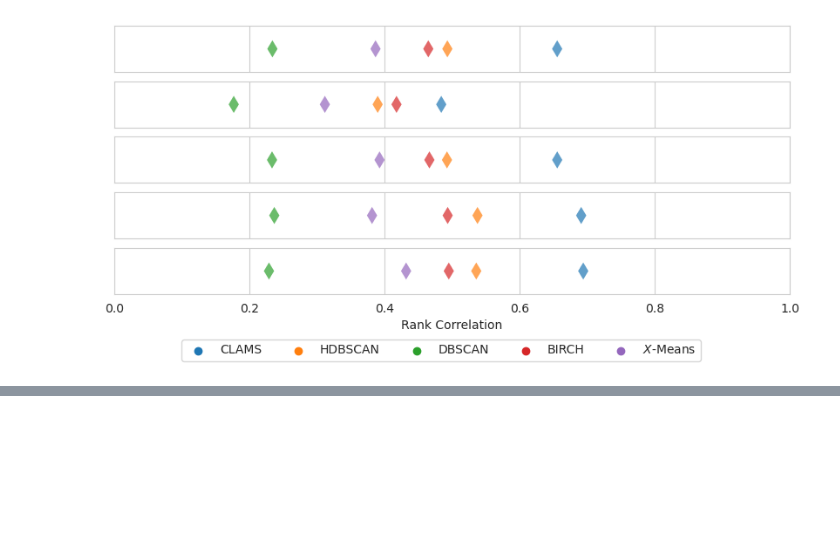
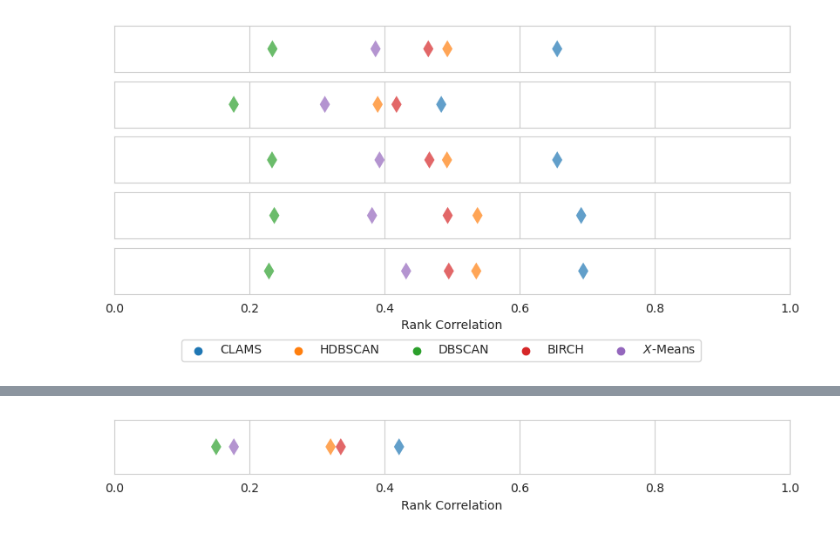
Before and after one commit to hj-n/cluster-ambiguity, a Jupyter notebook: src/scatterplots/analysis.ipynb, the cells around one changed output, grey strips where cells are left out. Cells and saved outputs as stored; diff of their text form; code cells hidden in the pictures; blank space fills up the shorter version.

```diff
--- a/src/scatterplots/analysis.ipynb
+++ b/src/scatterplots/analysis.ipynb
@@ -282,3 +222,24 @@ Text(0, 0.5, 'V-measure score based ambiguity')
+# %%
+
+
+rank_corr = [spearmanr(user_selected_ambiguity, prediction)[0] for prediction in prediction_list]
+rank_corr = [abs(corr) for corr in rank_corr]
+
+df = pd.DataFrame({
+    "Rank Correlation": rank_corr,
+    "Prediction": prediction_name_list
+})
+
+fig = plt.figure(figsize=(10, 0.8))
+sns.stripplot(
+		df,	x="Rank Correlation", hue="Prediction", jitter=False, marker="d", s=10, alpha=0.7
+)
+
+plt.xlim(0, 1)
+## remove legend
+plt.gca().get_legend().remove()
+# %% [output]
+[figure, added]
 # %%
 user_selected_ambiguity_list = []
 for result in study_result:
```
Also changed, not shown: parts of 2 cells of this notebook, 6 other files.
